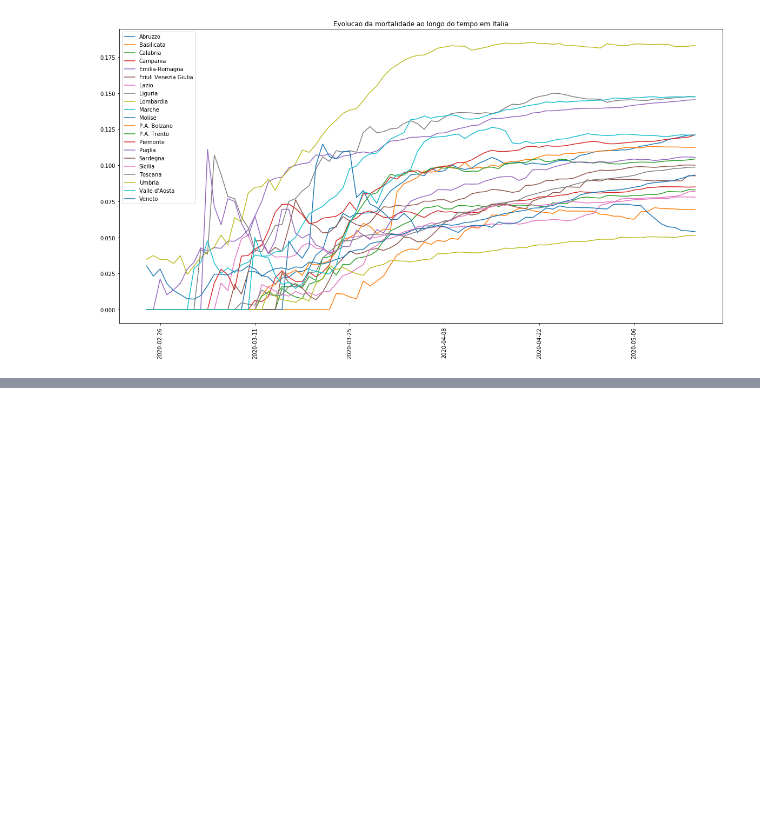
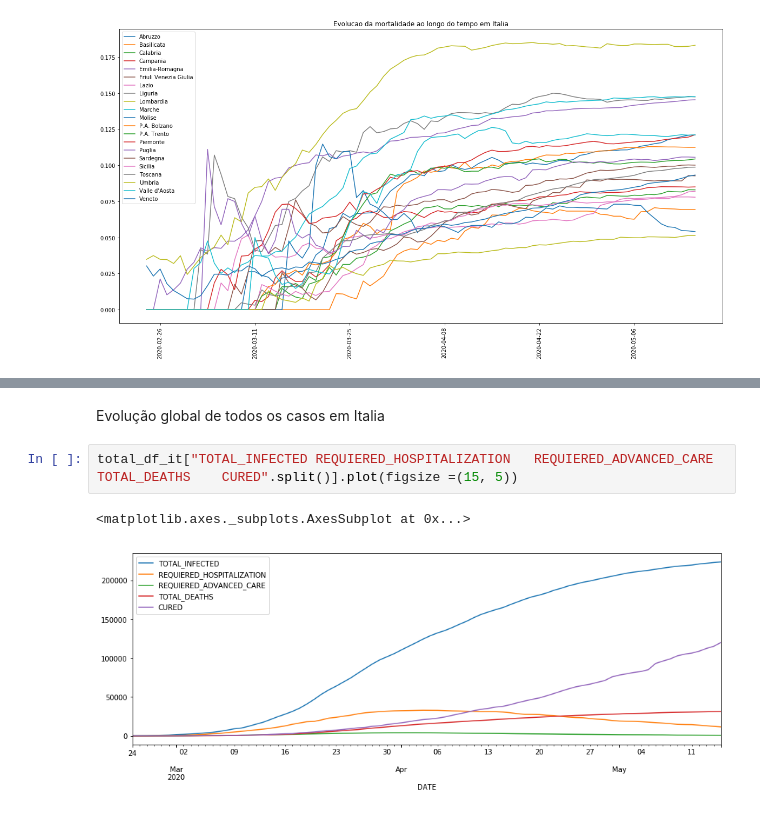
Before and after one commit to Tetra134/AA2-Grupo13, a Jupyter notebook: espanhaVSitalia.ipynb, the cells around one changed output, grey strips where cells are left out. Drawn from its saved outputs; the diff is of its cells as text; blank space fills up the shorter version.

```diff
--- a/espanhaVSitalia.ipynb
+++ b/espanhaVSitalia.ipynb
@@ -480,0 +490,7 @@ Text(998.875,0.5,'Relacao do total de mortes por 1000 habitantes')
+# %% [markdown]
+Evolução global de todos os casos em Italia
+# %%
+total_df_it["TOTAL_INFECTED	REQUIERED_HOSPITALIZATION	REQUIERED_ADVANCED_CARE	TOTAL_DEATHS	CURED".split()].plot(figsize =(15, 5))
+# %% [output]
+<matplotlib.axes._subplots.AxesSubplot at 0x...>
+[figure, added]
```
Also changed, not shown: parts of 20 cells of this notebook.
